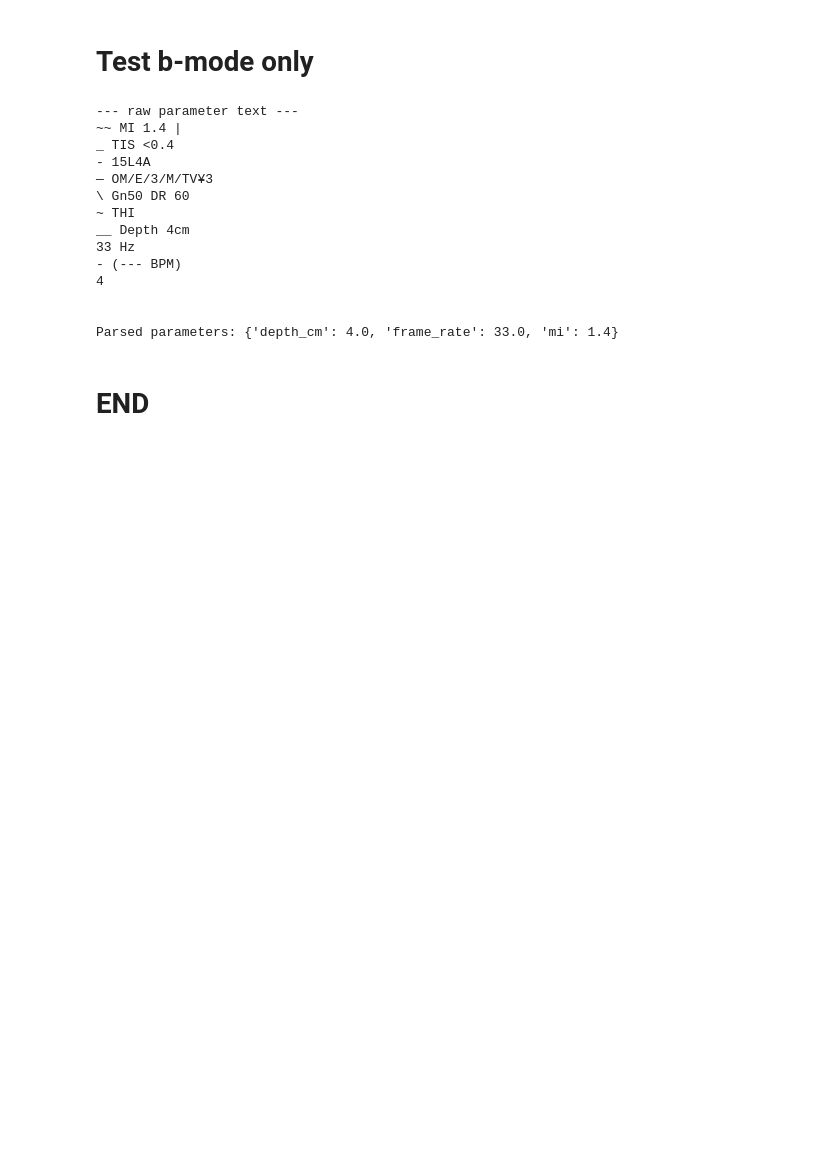
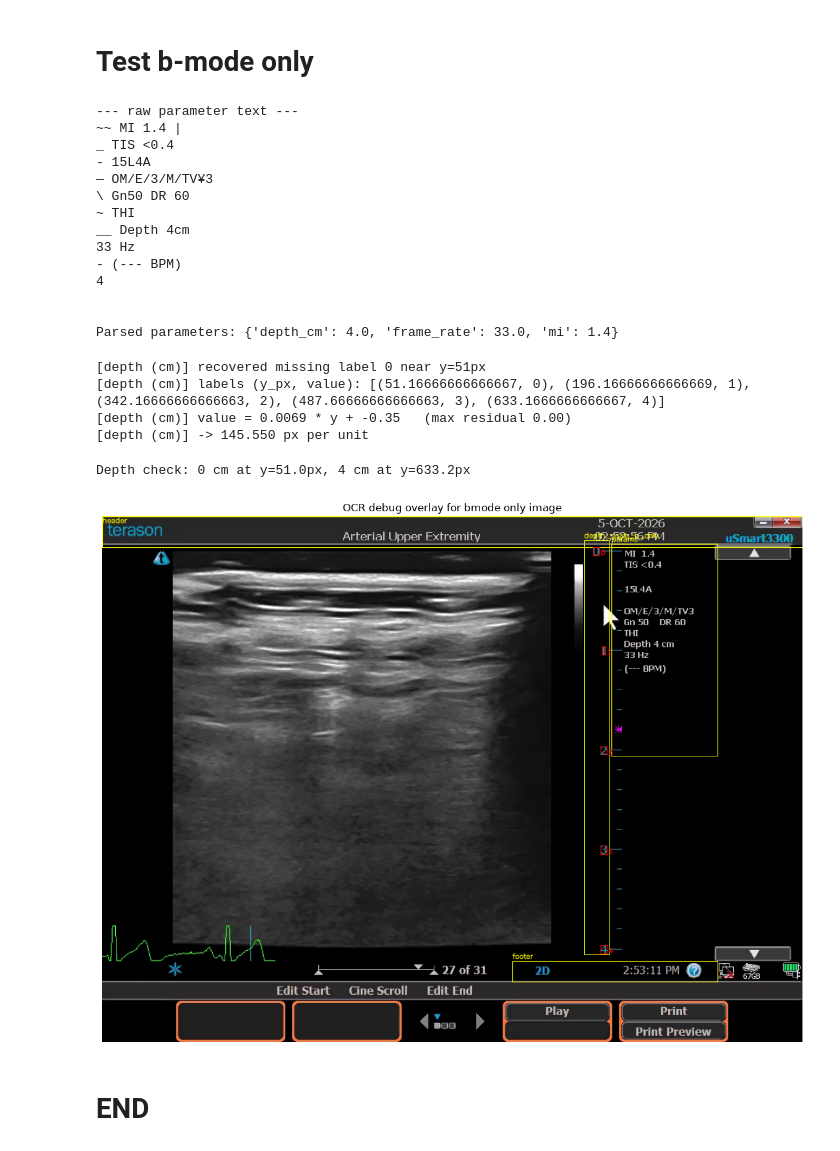
Before and after one commit to KUBS-Engineering-Inc/Capstone-Throwaway-Tests, a Jupyter notebook: scale_ocr/test_ocr.ipynb, the cells around one changed output. Saved outputs shown, nothing was run; the diff lists cells and outputs as text; code cells hidden in the pictures; blank space fills up the shorter version.

Commit message:
feat: finish testing ocr and proved that all text can be found on scale

```diff
--- a/scale_ocr/test_ocr.ipynb
+++ b/scale_ocr/test_ocr.ipynb
@@ -262,5 +357,41 @@ __ Depth 4cm
 
 
 Parsed parameters: {'depth_cm': 4.0, 'frame_rate': 33.0, 'mi': 1.4}
+# %%
+depth_words, depth_fit = read_depth_scale(bmode_img, is_bmode_only=True)
+# %% [output]
+[depth (cm)] recovered missing label 0 near y=51px
+[depth (cm)] labels (y_px, value): [(51.16666666666667, 0), (196.16666666666669, 1), (342.16666666666663, 2), (487.66666666666663, 3), (633.1666666666667, 4)]
+[depth (cm)] value = 0.0069 * y + -0.35   (max residual 0.00)
+[depth (cm)] -> 145.550 px per unit
+# %%
+# Sanity check: depth scale from tick labels vs the "Depth 4 cm" readout
+if depth_fit and "depth_cm" in params:
+    a, b = depth_fit
+    print(f"\nDepth check: 0 cm at y={-b / a:.1f}px, "
+            f"{params['depth_cm']:.0f} cm at y={(params['depth_cm'] - b) / a:.1f}px")
+# %% [output]
+Depth check: 0 cm at y=51.0px, 4 cm at y=633.2px
+# %%
+# Debug image: draw ROIs and OCR'd boxes
+dbg = bmode_img.copy()
+for name in ["header", "params", "depth_scale_b_only", "footer"]:
+    x0, y0, x1, y1 = scaled_roi(bmode_img, name)
+    cv2.rectangle(dbg, (x0, y0), (x1, y1), (0, 255, 255), 1)
+    cv2.putText(dbg, name, (x0, max(y0 - 3, 10)), cv2.FONT_HERSHEY_SIMPLEX, 0.4, (0, 255, 255), 1)
+for w in depth_words:
+    x0, y0, x1, y1 = w["box"]
+    cv2.rectangle(dbg, (x0, y0), (x1, y1), (0, 0, 255), 1)
+    cv2.putText(dbg, w["text"], (x1 + 2, y1), cv2.FONT_HERSHEY_SIMPLEX, 0.4, (0, 0, 255), 1)
+# %%
+# Show the overlay inline (works in Jupyter and in a normal script window)
+plt.figure(figsize=(12, 9))
+plt.imshow(cv2.cvtColor(dbg, cv2.COLOR_BGR2RGB))  # OpenCV is BGR, matplotlib wants RGB
+plt.axis("off")
+plt.title("OCR debug overlay for bmode only image")
+plt.tight_layout()
+plt.show()
+# %% [output]
+[figure, added]
 # %% [markdown]
 # END
```
Also changed, not shown: parts of 8 cells of this notebook.
